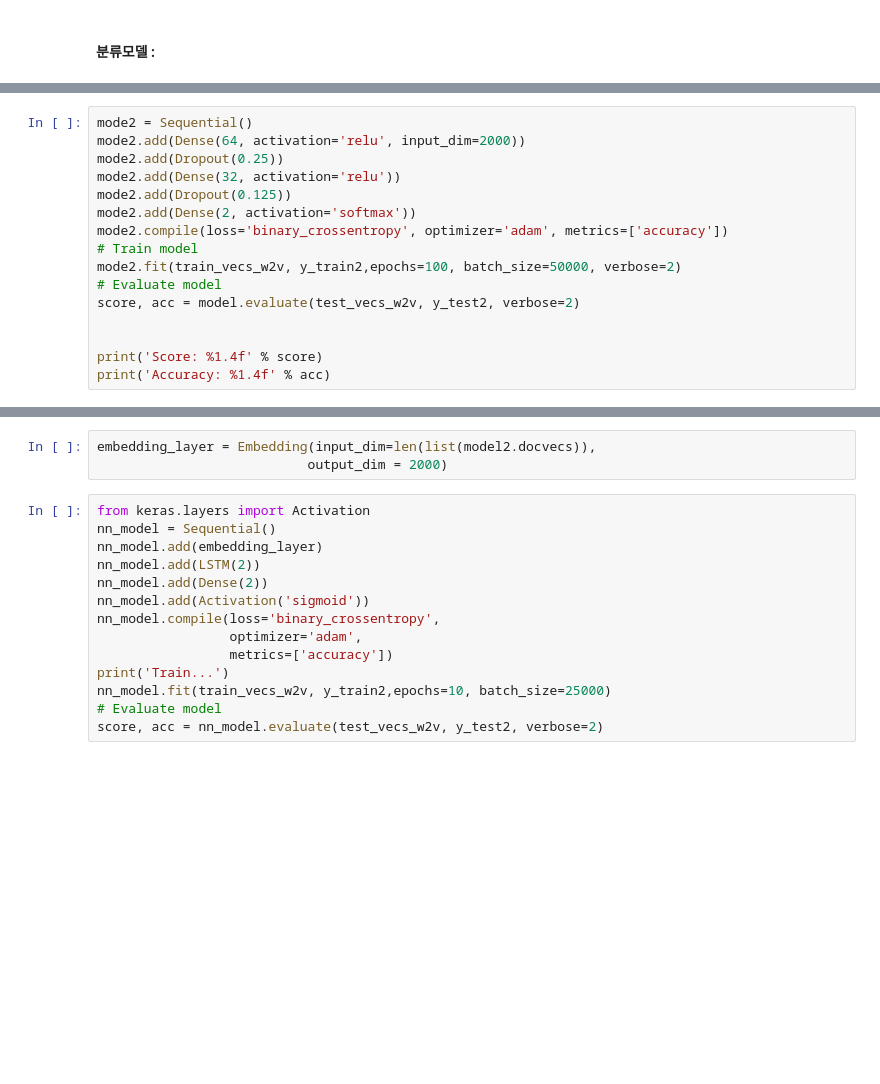
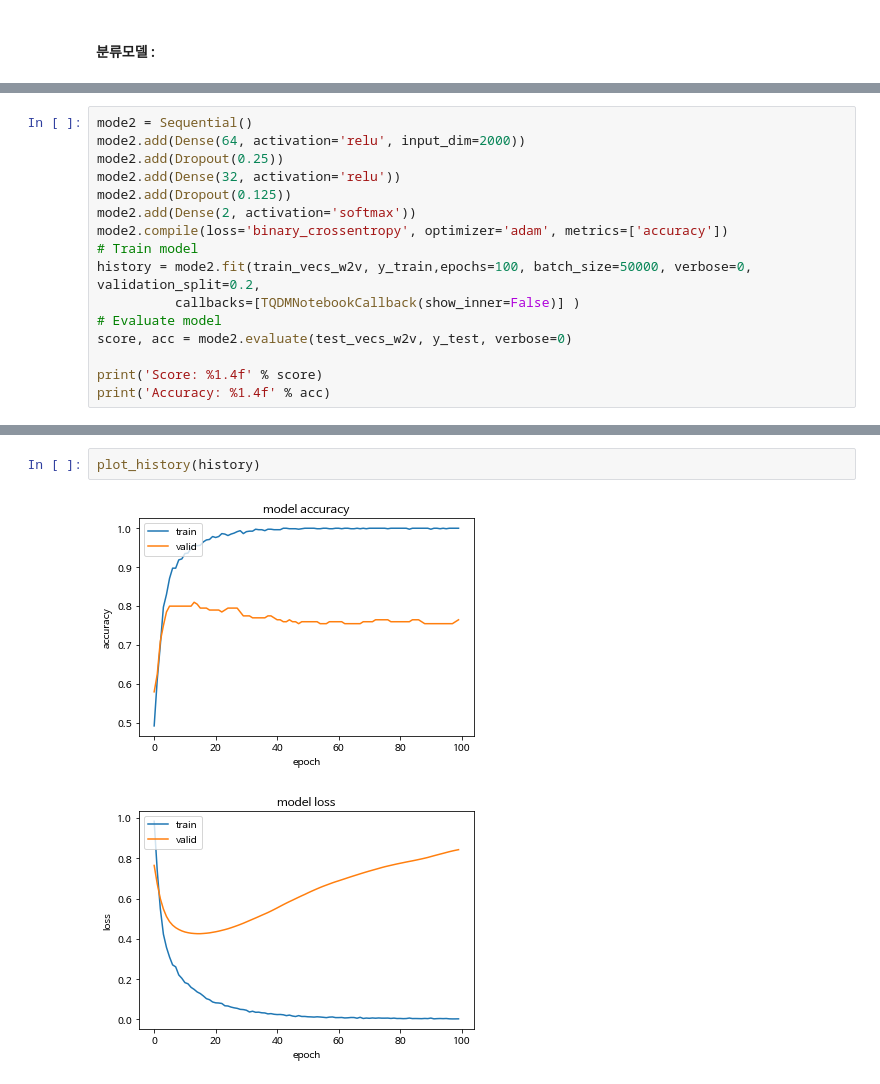
Before and after one commit to buenhyden/Private_Project, a Jupyter notebook: personal_project/5_Train_Classifier_Using_Doc2Vec_For_Sentiment_analysis.ipynb, the cells around one changed output, grey strips where cells are left out. Drawn from its saved outputs; the diff is of its cells as text; blank space fills up the shorter version.

```diff
--- a/personal_project/5_Train_Classifier_Using_Doc2Vec_For_Sentiment_analysis.ipynb
+++ b/personal_project/5_Train_Classifier_Using_Doc2Vec_For_Sentiment_analysis.ipynb
@@ -723,10 +888,10 @@ mode2.add(Dropout(0.125))
 mode2.add(Dense(2, activation='softmax'))
 mode2.compile(loss='binary_crossentropy', optimizer='adam', metrics=['accuracy'])
 # Train model
-mode2.fit(train_vecs_w2v, y_train2,epochs=100, batch_size=50000, verbose=2)
+history = mode2.fit(train_vecs_w2v, y_train,epochs=100, batch_size=50000, verbose=0, validation_split=0.2,
+          callbacks=[TQDMNotebookCallback(show_inner=False)] )
 # Evaluate model
-score, acc = model.evaluate(test_vecs_w2v, y_test2, verbose=2)
-
+score, acc = mode2.evaluate(test_vecs_w2v, y_test, verbose=0)
 
 print('Score: %1.4f' % score)
 print('Accuracy: %1.4f' % acc)
@@ -733,17 +904,5 @@ print('Accuracy: %1.4f' % acc)
-# %%
-embedding_layer = Embedding(input_dim=len(list(model2.docvecs)),
-                           output_dim = 2000)
-# %%
-from keras.layers import Activation
-nn_model = Sequential()
-nn_model.add(embedding_layer)
-nn_model.add(LSTM(2))
-nn_model.add(Dense(2))
-nn_model.add(Activation('sigmoid'))
-nn_model.compile(loss='binary_crossentropy',
-                 optimizer='adam',
-                 metrics=['accuracy'])
-print('Train...')
-nn_model.fit(train_vecs_w2v, y_train2,epochs=10, batch_size=25000)
-# Evaluate model
-score, acc = nn_model.evaluate(test_vecs_w2v, y_test2, verbose=2)
+# %%
+plot_history(history)
+# %% [output]
+[figure, added]
+[figure, added]
```
Also changed, not shown: parts of 63 cells of this notebook.
